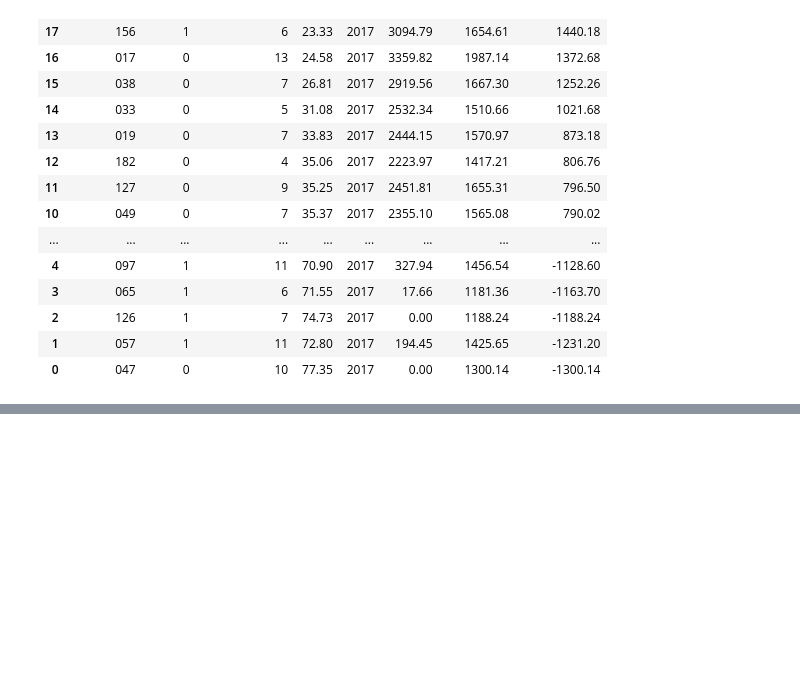
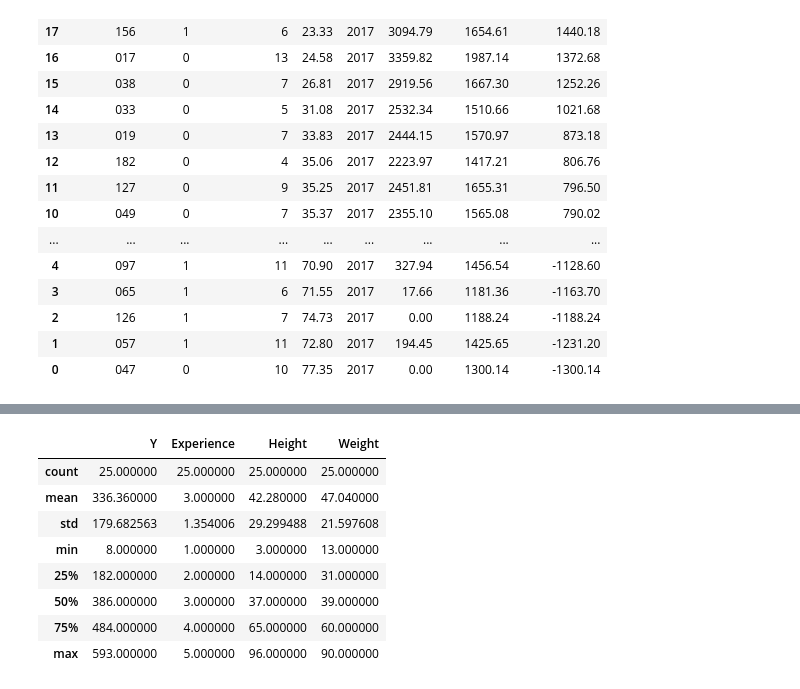
Before and after one commit to richierish32/MFIT, a Jupyter notebook: MFIT 860 - Data/Assignment 1 Solution.ipynb, the cells around one changed output, grey strips where cells are left out. Drawn from its saved outputs; the diff is of its cells as text; code cells hidden in the pictures; blank space fills up the shorter version.

```diff
--- a/MFIT 860 - Data/Assignment 1 Solution.ipynb
+++ b/MFIT 860 - Data/Assignment 1 Solution.ipynb
@@ -903,0 +576,17 @@ NameError: name 'reg' is not defined
+# %%
+# Question 4
+
+# 4a Setup
+
+# Loading data into df
+
+xl_path = os.path.join(curdir, 'Data', '860_Assignment1_Data_vf.xlsx')
+
+collinear = pd.read_excel(
+    xl_path,
+    sheet_name='Collinearity',
+    index_col='Obs'
+)
+
+# See what data looks like
+collinear.head()
@@ -903,0 +601,16 @@ NameError: name 'reg' is not defined
+# %%
+# Create new df with top 25
+col_top25 = collinear[:25]
+
+# Review the data
+col_top25.describe()
+# %% [output]
+|  | Y | Experience | Height | Weight |
+| count | 25.000000 | 25.000000 | 25.000000 | 25.000000 |
+| mean | 336.360000 | 3.000000 | 42.280000 | 47.040000 |
+| std | 179.682563 | 1.354006 | 29.299488 | 21.597608 |
+| min | 8.000000 | 1.000000 | 3.000000 | 13.000000 |
+| 25% | 182.000000 | 2.000000 | 14.000000 | 31.000000 |
+| 50% | 386.000000 | 3.000000 | 37.000000 | 39.000000 |
+| 75% | 484.000000 | 4.000000 | 65.000000 | 60.000000 |
+| max | 593.000000 | 5.000000 | 96.000000 | 90.000000 |
```
Also changed, not shown: parts of 31 cells of this notebook, 5 other files.
